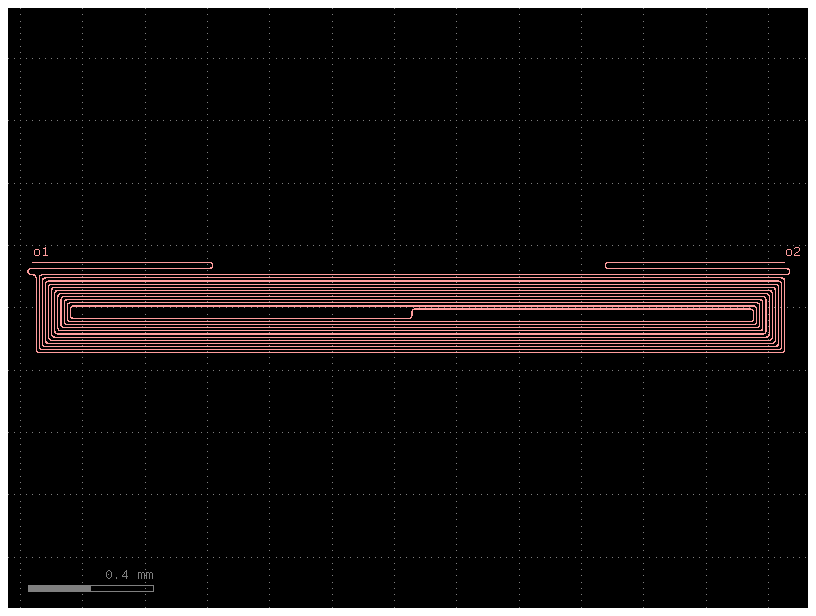
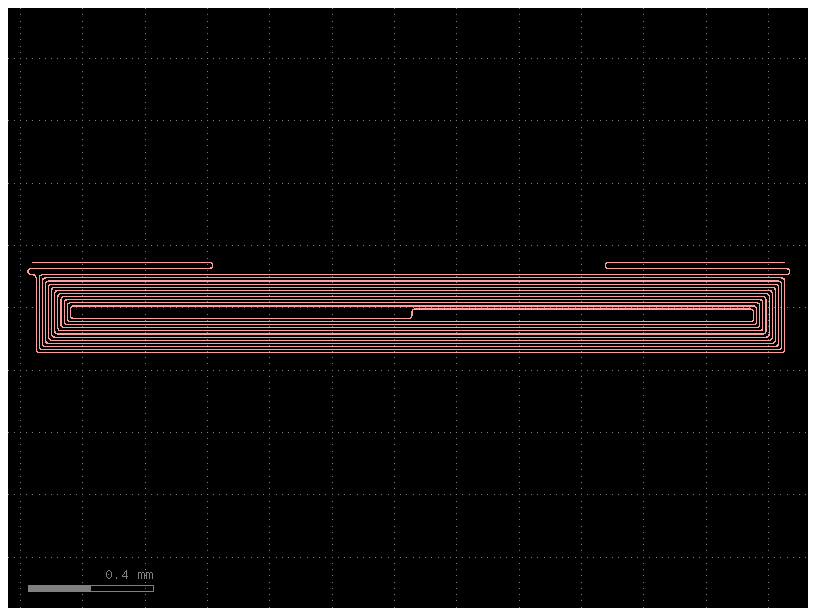
The change to this notebook cell's code, shown as a diff; its figure went from the first image to the second:
--- before
+++ after
@@ -1,3 +1,3 @@
 
-prueba = cells.spiral_delays_test()
-prueba.plot()
+test = cells.spiral_delays_test()
+test.plot()

Commit: -